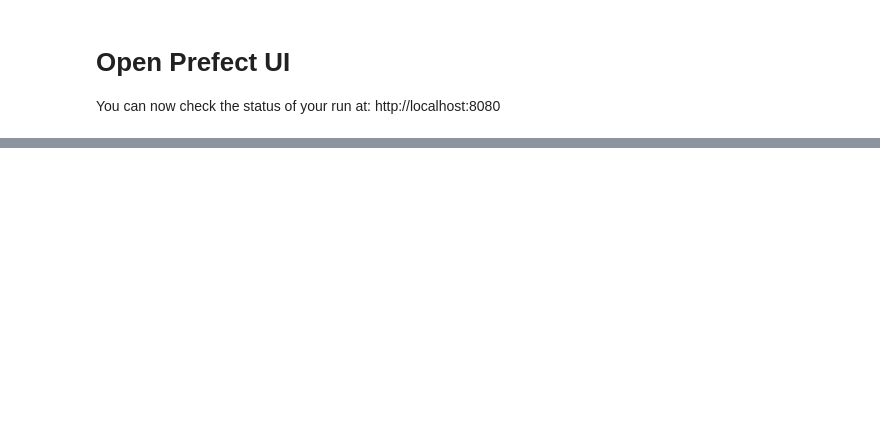
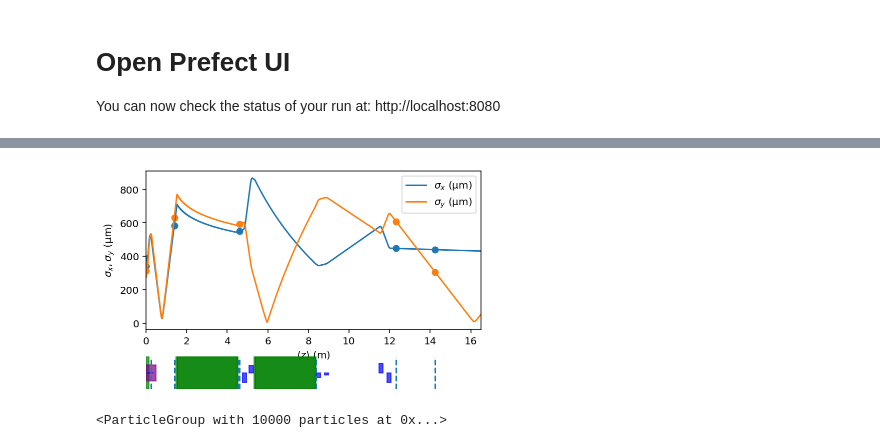
Before and after one commit to jacquelinegarrahan/lume-orchestration-demo, a Jupyter notebook: examples/distgen_impact_cu_inj/RunModel.ipynb, the cells around one changed output, grey strips where cells are left out. Saved outputs shown, nothing was run; the diff lists cells and outputs as text; code cells hidden in the pictures; blank space fills up the shorter version.

```diff
--- a/examples/distgen_impact_cu_inj/RunModel.ipynb
+++ b/examples/distgen_impact_cu_inj/RunModel.ipynb
@@ -164,0 +177,15 @@ http://localhost:8080
+# %%
+# Get a list of files
+afiles = glob('files/output/archive/*h5')
+# %%
+# Load into LUME-Impact
+I = Impact.from_archive(afiles[0])
+I.plot()
+# %% [output]
+[figure, added]
+# %%
+# Get some particles
+P = I.particles['OTR2']
+P
+# %% [output]
+<ParticleGroup with 10000 particles at 0x...>
```
Also changed, not shown: parts of 9 cells of this notebook.
